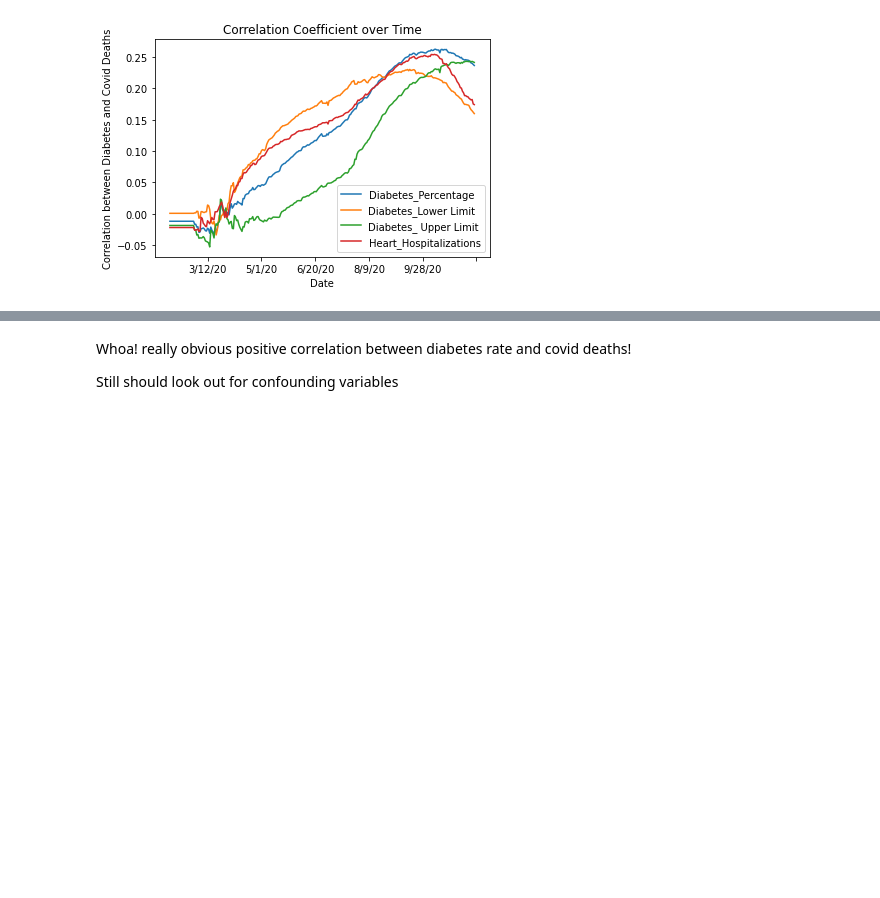
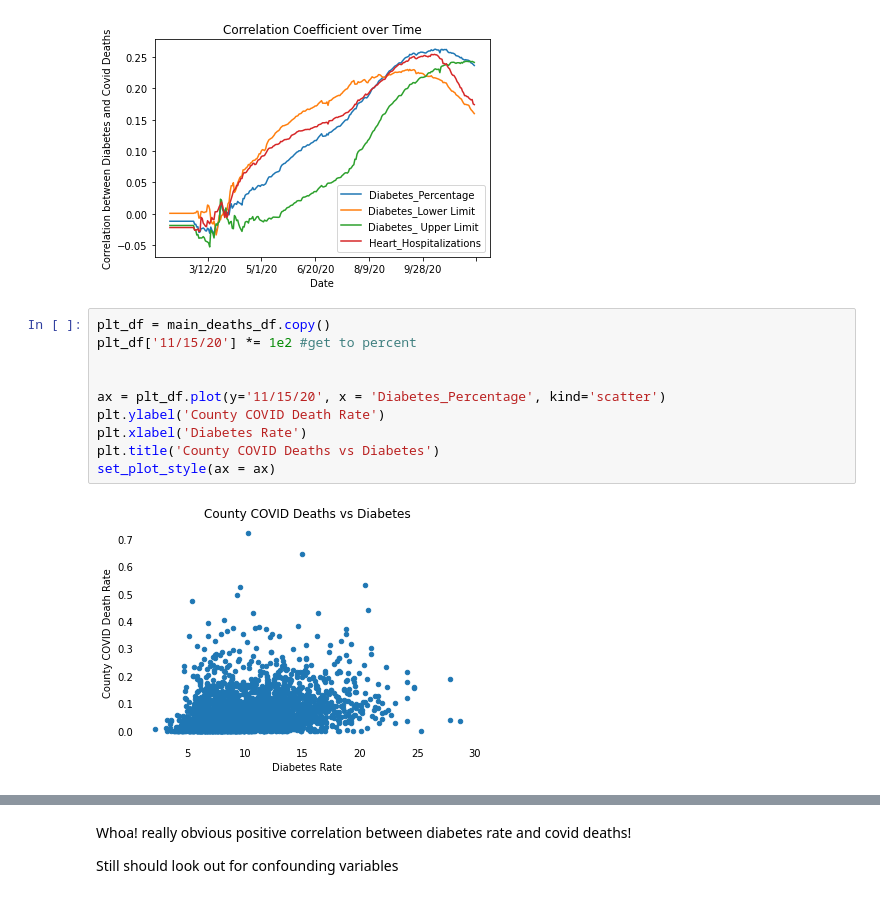
Before and after one commit to jayeokay/COVID-19, a Jupyter notebook: COVID Geographical Analysis.ipynb, the cells around one changed output, grey strips where cells are left out. Cells and saved outputs as stored; diff of their text form; blank space fills up the shorter version.

```diff
--- a/COVID Geographical Analysis.ipynb
+++ b/COVID Geographical Analysis.ipynb
@@ -352,3 +387,15 @@ plt.ylabel('Correlation between Diabetes and Covid Deaths')
 # %% [output]
 Text(0, 0.5, 'Correlation between Diabetes and Covid Deaths')
 [figure]
+# %%
+plt_df = main_deaths_df.copy()
+plt_df['11/15/20'] *= 1e2 #get to percent
+
+
+ax = plt_df.plot(y='11/15/20', x = 'Diabetes_Percentage', kind='scatter')
+plt.ylabel('County COVID Death Rate')
+plt.xlabel('Diabetes Rate')
+plt.title('County COVID Deaths vs Diabetes')
+set_plot_style(ax = ax)
+# %% [output]
+[figure, added]
```
Also changed, not shown: parts of 8 cells of this notebook, 1 other file.
